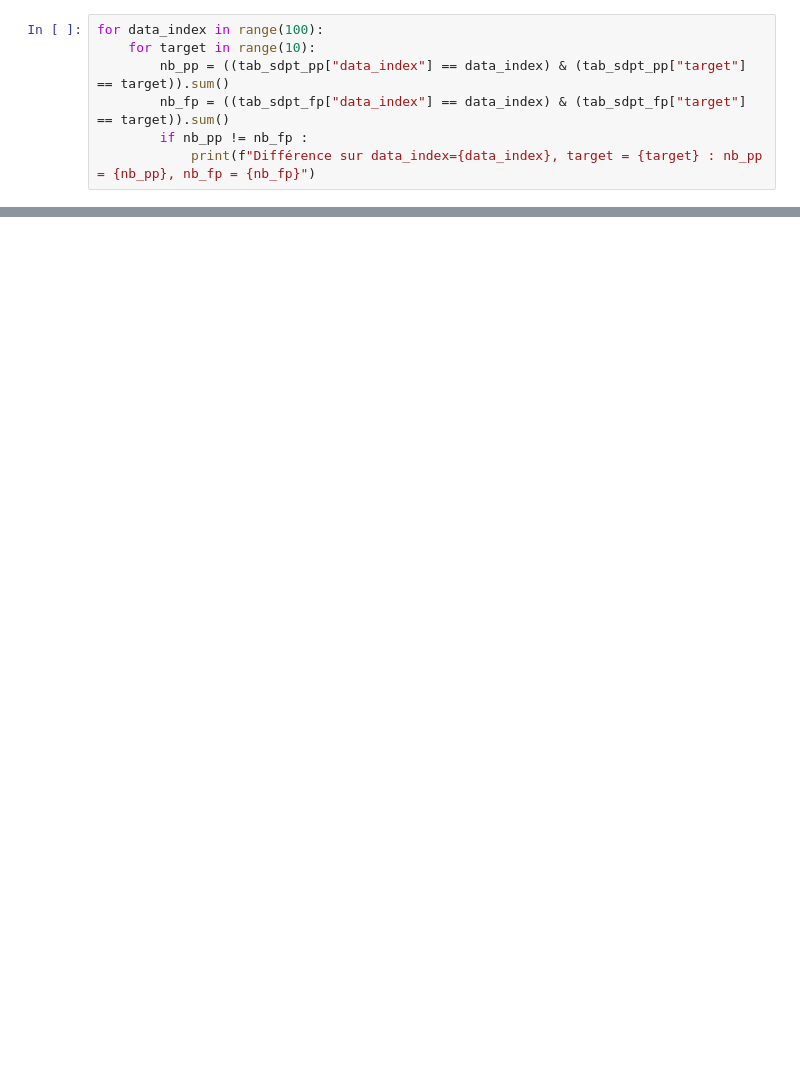
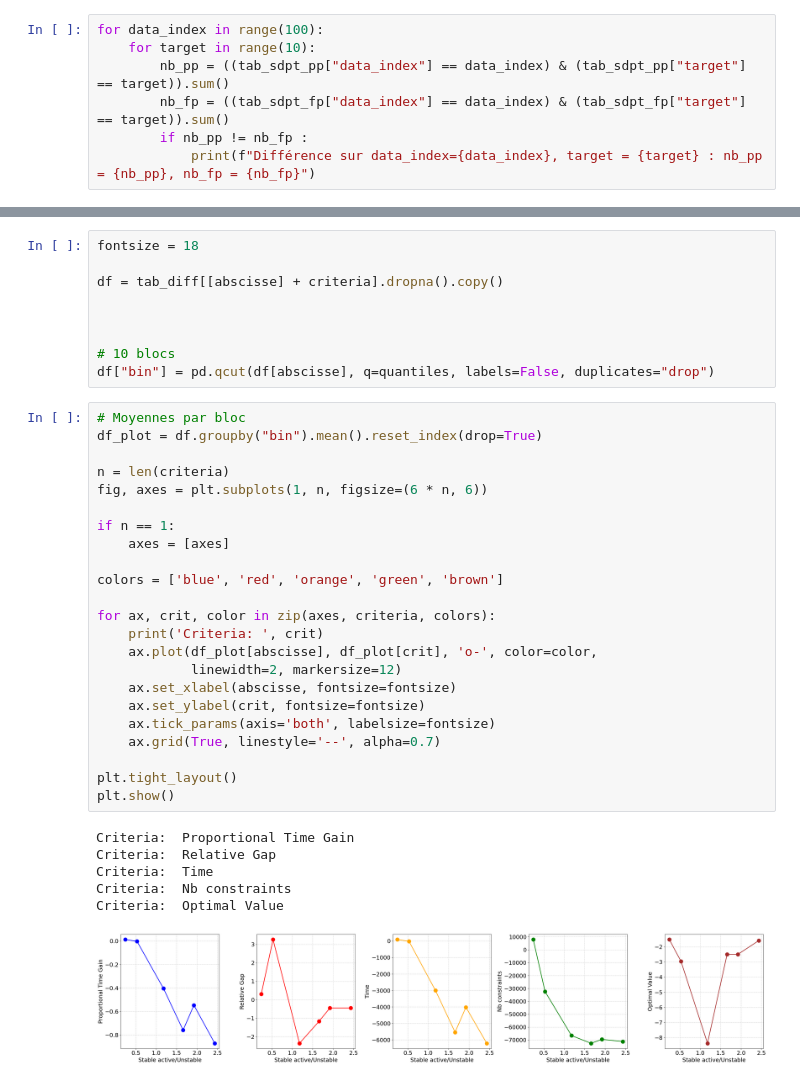
Before and after one commit to ahmedsafi2/FullSDPCertification, a Jupyter notebook: notebooks/pruning_study.ipynb, the cells around one changed output, grey strips where cells are left out. Cells and saved outputs as stored; diff of their text form; blank space fills up the shorter version.

```diff
--- a/notebooks/pruning_study.ipynb
+++ b/notebooks/pruning_study.ipynb
@@ -128,0 +140,39 @@ plt.show()
+# %%
+fontsize = 18
+
+df = tab_diff[[abscisse] + criteria].dropna().copy()
+
+
+
+# 10 blocs
+df["bin"] = pd.qcut(df[abscisse], q=quantiles, labels=False, duplicates="drop")
+# %%
+# Moyennes par bloc
+df_plot = df.groupby("bin").mean().reset_index(drop=True)
+
+n = len(criteria)
+fig, axes = plt.subplots(1, n, figsize=(6 * n, 6))
+
+if n == 1:
+    axes = [axes]
+
+colors = ['blue', 'red', 'orange', 'green', 'brown']
+
+for ax, crit, color in zip(axes, criteria, colors):
+    print('Criteria: ', crit)
+    ax.plot(df_plot[abscisse], df_plot[crit], 'o-', color=color,
+            linewidth=2, markersize=12)
+    ax.set_xlabel(abscisse, fontsize=fontsize)
+    ax.set_ylabel(crit, fontsize=fontsize)
+    ax.tick_params(axis='both', labelsize=fontsize)
+    ax.grid(True, linestyle='--', alpha=0.7)
+
+plt.tight_layout()
+plt.show()
+# %% [output]
+Criteria:  Proportional Time Gain
+Criteria:  Relative Gap
+Criteria:  Time
+Criteria:  Nb constraints
+Criteria:  Optimal Value
+[figure, added]
```
Also changed, not shown: parts of 11 cells of this notebook, 23 other files.
